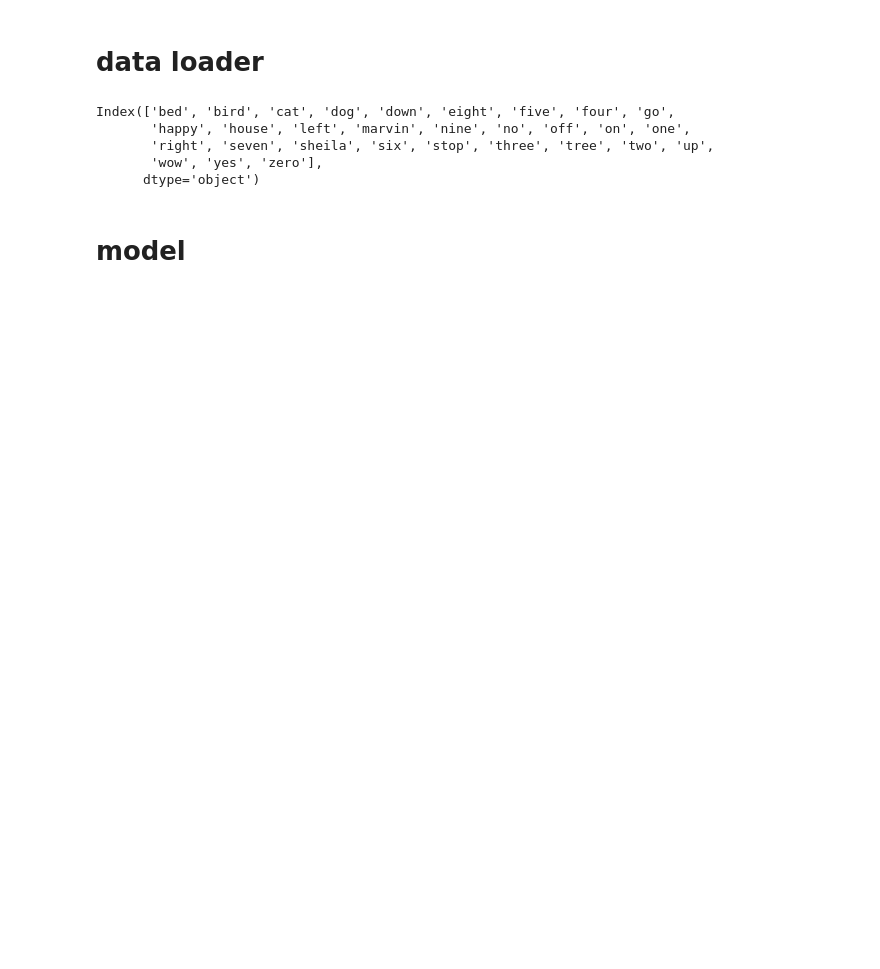
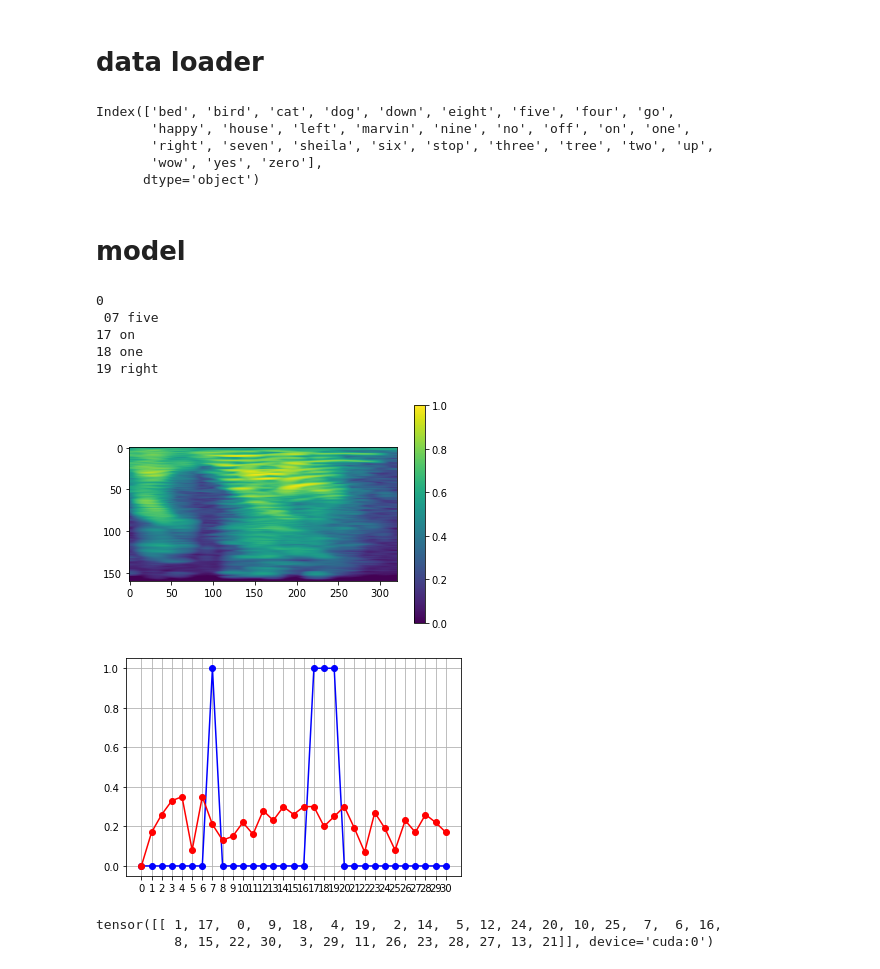
Before and after one commit to kimsh12191/SplitSound, a Jupyter notebook: 05_Pred.ipynb, the cells around one changed output. Cells and saved outputs as stored; diff of their text form; code cells hidden in the pictures; blank space fills up the shorter version.

```diff
--- a/05_Pred.ipynb
+++ b/05_Pred.ipynb
@@ -114,3 +114,37 @@ trainer = FCNTrainerClassify(
     interval_validate=args.interval_validate,
 )
 cur_epoch = 0
+# %%
+batch_idx, (data, target) = next(enumerate(train_loader))
+print (batch_idx)
+val_loss = 0
+visualizations = []
+label_trues, label_preds = [], []
+data, target = data.cuda(), target.cuda()
+data, target = Variable(data), Variable(target).to(dtype=torch.long) # target data type 이슈
+sys.stdout.write('\r {}'.format(batch_idx))
+with torch.no_grad():
+    score, score_reconst, score_softmax = model(data)
+
+for i in range(31):
+    if np.array(target[0, i, 0, 0].cpu()) == 1:
+        print (i, label_df.columns[1:args.n_class][i-1])
+
+score_sigmoid = np.round(torch.nn.Sigmoid()(score[0]).cpu().numpy(), 2)
+score_reconst_sigmoid = torch.nn.Sigmoid()(score_reconst)
+plt.imshow(data[0, 0, :, :].cpu().numpy())
+plt.colorbar()
+plt.show()
+plt.plot(target[0, :, 0, 0].cpu().numpy(), 'bo-')
+plt.plot(np.round(torch.nn.Sigmoid()(score[0]).cpu().numpy(), 2), 'ro-')
+plt.grid()
+plt.xticks(np.arange(0, 31, 1))
+plt.show()
+# %% [output]
+0
+ 07 five
+17 on
+18 one
+19 right
+[figure, added]
+[figure, added]
@@ -117 +153,6 @@ cur_epoch = 0
+# %%
+Fnn.softmax(target[:, :, 0, 0].to(torch.float32)).multinomial(31)
+# %% [output]
+tensor([[ 1, 17,  0,  9, 18,  4, 19,  2, 14,  5, 12, 24, 20, 10, 25,  7,  6, 16,
+          8, 15, 22, 30,  3, 29, 11, 26, 23, 28, 27, 13, 21]], device='cuda:0')
 # %%
```
Also changed, not shown: parts of 3 cells of this notebook, 4 other files.
